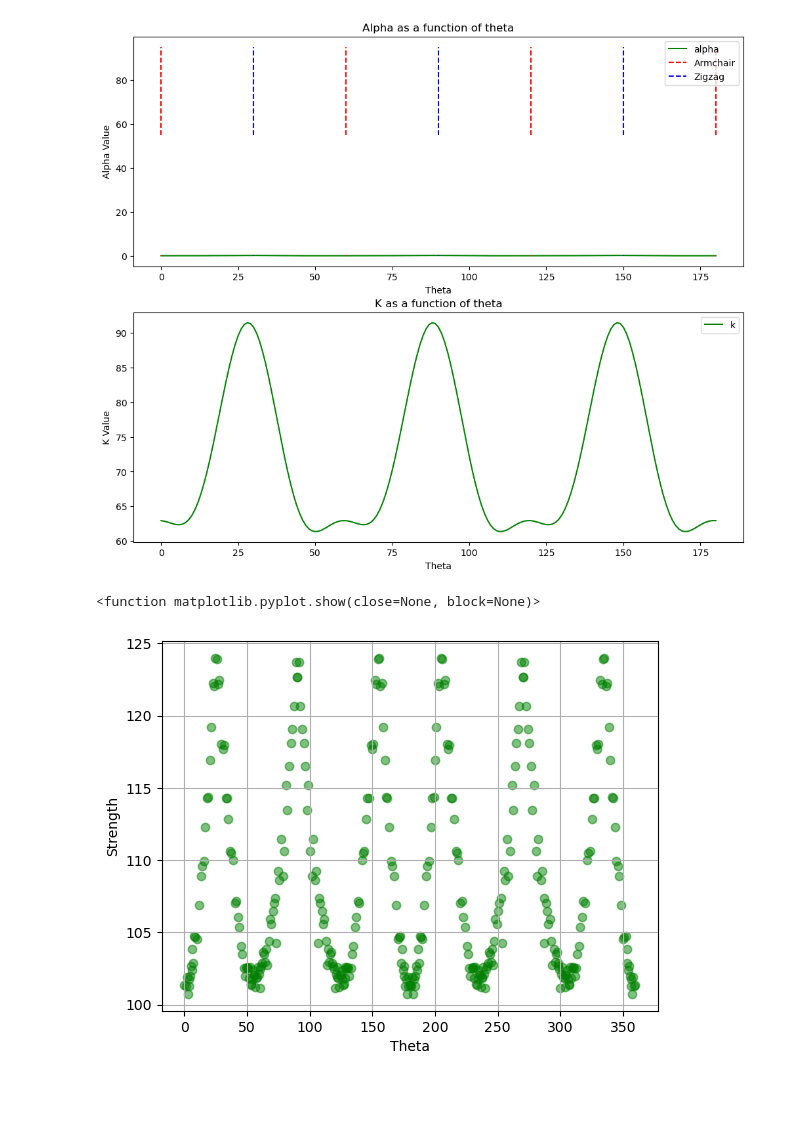
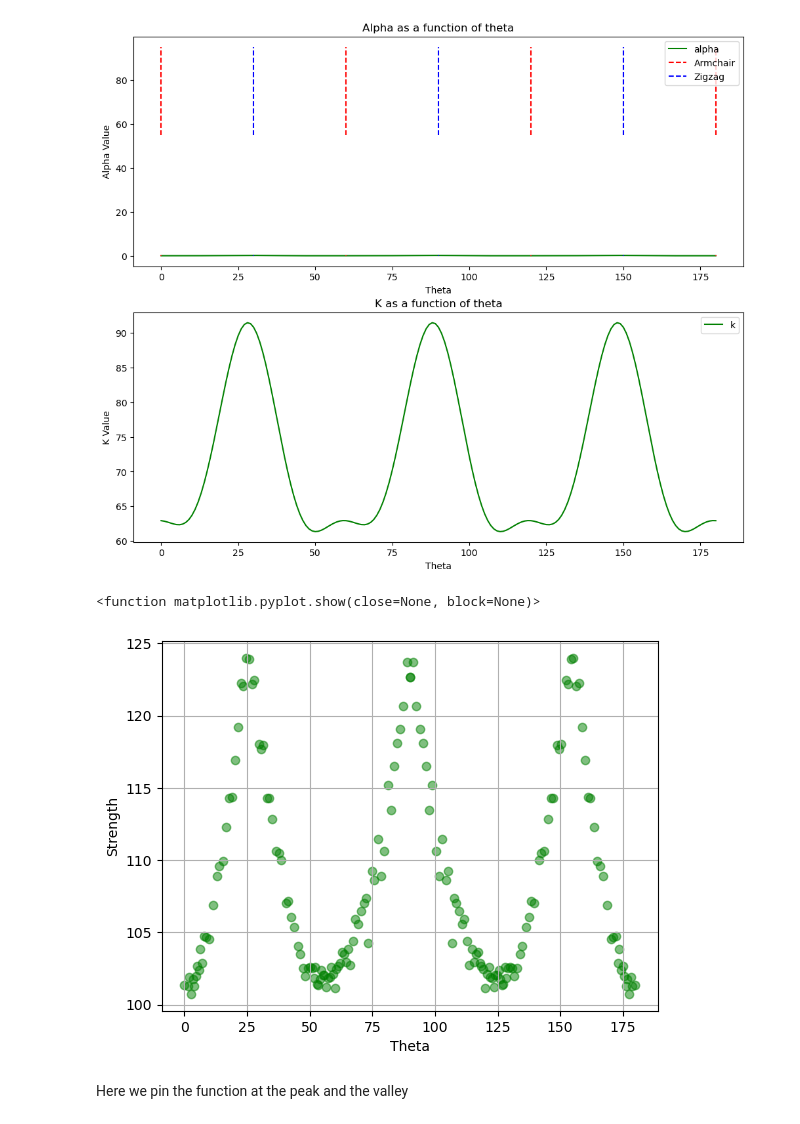
Before and after one commit to abon11/Graphene_Strength_Surface, a Jupyter notebook: sandbox.ipynb, the cells around one changed output. Cells and saved outputs as stored; diff of their text form; code cells hidden in the pictures; blank space fills up the shorter version.

```diff
--- a/sandbox.ipynb
+++ b/sandbox.ipynb
@@ -213,46 +213,37 @@ for angle in range(0, 91, 1):
     this_df = filter_data(filtered_df, exact_filters={"Theta Requested": angle})
 
     if this_df.empty:
         continue  # skip if no data for this angle
 
     this_df = this_df.copy()
     this_df["ratio"] = this_df["Strength_2"] / this_df["Strength_1"]
 
     # Find the row with the minimum ratio
     min_row = this_df.loc[this_df["ratio"].idxmin()]
 
     # Append the row to the list
     optimal_rows.append(min_row)
 
 # Combine all optimal rows into a single DataFrame
 optimal_df = pd.DataFrame(optimal_rows)
 
-def mirror(num):
-    dist = 90 - num
-    new = num + (dist * 2)
-    return new
-
 # mirror across 90°: mirror(θ) = 180 - θ
 mirrored_df = optimal_df.copy()
 mirrored_df["Theta"] = 180 - mirrored_df["Theta"]
-almost = pd.concat([optimal_df, mirrored_df], ignore_index=True)
-
-more = almost.copy()
-more["Theta"] = 360 - more["Theta"]
-
-# stack originals + mirrored
-result = pd.concat([almost, more], ignore_index=True)
+final_df = pd.concat([optimal_df, mirrored_df], ignore_index=True)
 
 
 # plt.scatter(result["Theta Requested"], result["Strength_1"], color='blue', alpha=0.5)
-plt.scatter(result["Theta"], result["Strength_1"], color='green', alpha=0.5)
+plt.scatter(final_df["Theta"], final_df["Strength_1"], color='green', alpha=0.5)
 
 plt.xlabel("Theta")
 plt.ylabel("Strength")
 plt.grid()
 plt.show
 # %% [output]
 <function matplotlib.pyplot.show(close=None, block=None)>
-[figure, old version]
+[figure, new version]
+# %% [markdown]
+Here we pin the function at the peak and the valley
 # %%
 import numpy as np
```
Also changed, not shown: parts of 7 cells of this notebook, 4 other files.
